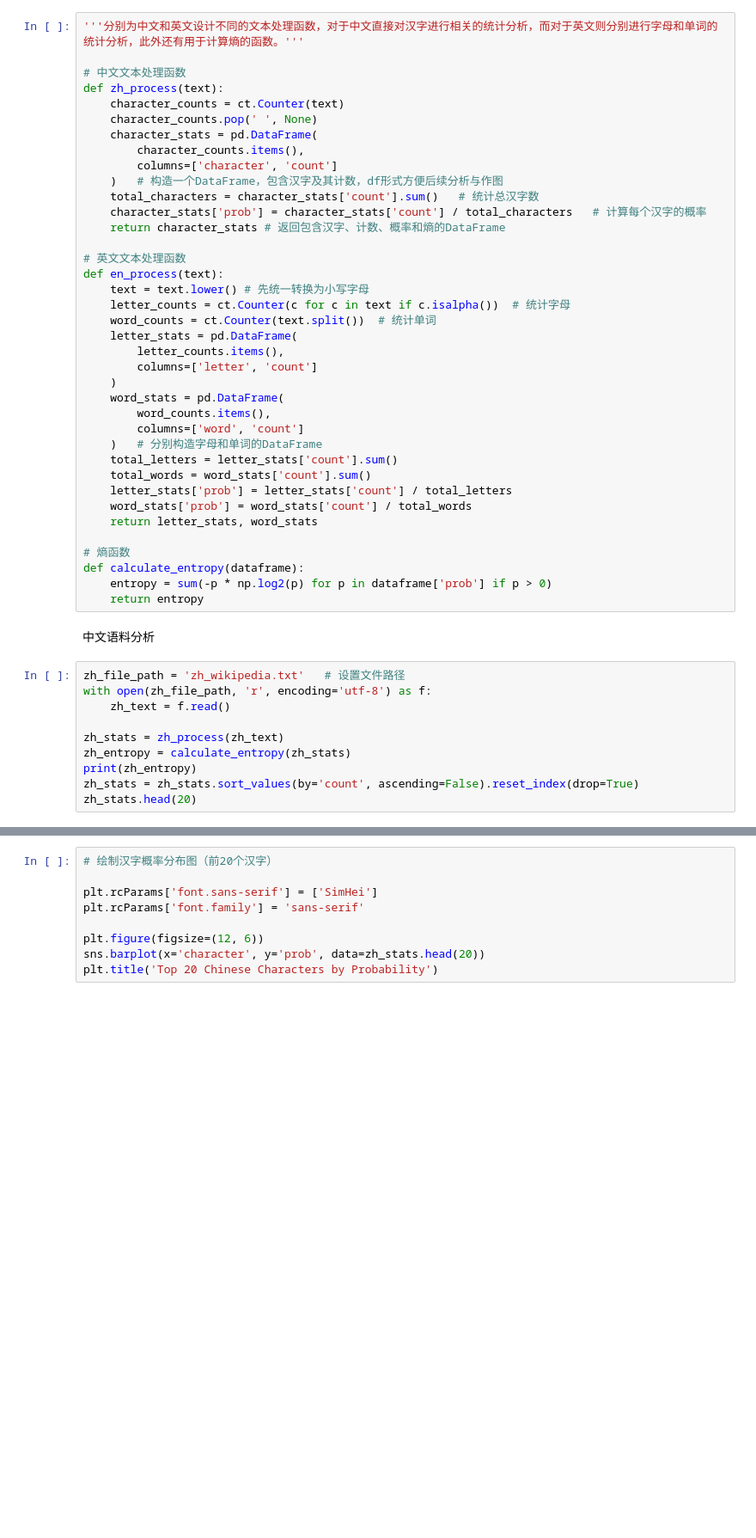
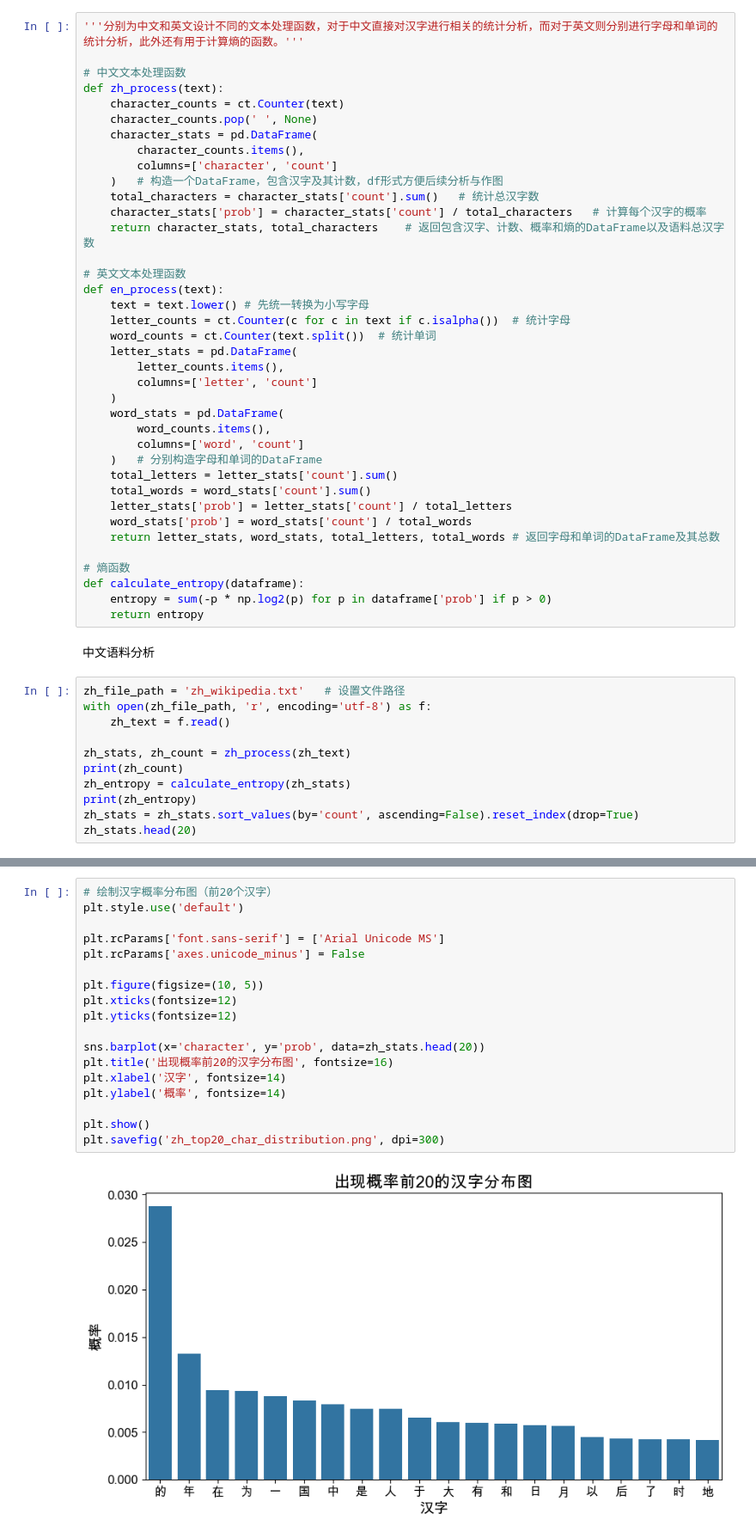
Before and after one commit to ohemarla/NLP_project_2025fall, a Jupyter notebook: HW1/StatisticAnalysis.ipynb, the cells around one changed output, grey strips where cells are left out. Shown: that part at 86% size. Cells and saved outputs as stored; diff of their text form; blank space fills up the shorter version.

Commit message:
Update analysis results and add plots in HW1

```diff
--- a/HW1/StatisticAnalysis.ipynb
+++ b/HW1/StatisticAnalysis.ipynb
@@ -20,7 +21,7 @@ def zh_process(text):
     )   # 构造一个DataFrame，包含汉字及其计数，df形式方便后续分析与作图
     total_characters = character_stats['count'].sum()   # 统计总汉字数
     character_stats['prob'] = character_stats['count'] / total_characters   # 计算每个汉字的概率
-    return character_stats # 返回包含汉字、计数、概率和熵的DataFrame
+    return character_stats, total_characters    # 返回包含汉字、计数、概率和熵的DataFrame以及语料总汉字数
 
 # 英文文本处理函数
 def en_process(text):
@@ -39,7 +40,7 @@ def en_process(text):
     total_words = word_stats['count'].sum()
     letter_stats['prob'] = letter_stats['count'] / total_letters
     word_stats['prob'] = word_stats['count'] / total_words
-    return letter_stats, word_stats
+    return letter_stats, word_stats, total_letters, total_words # 返回字母和单词的DataFrame及其总数
 
 # 熵函数
 def calculate_entropy(dataframe):
@@ -52,7 +53,8 @@ zh_file_path = 'zh_wikipedia.txt'   # 设置文件路径
 with open(zh_file_path, 'r', encoding='utf-8') as f:
     zh_text = f.read()
 
-zh_stats = zh_process(zh_text)
+zh_stats, zh_count = zh_process(zh_text)
+print(zh_count)
 zh_entropy = calculate_entropy(zh_stats)
 print(zh_entropy)
 zh_stats = zh_stats.sort_values(by='count', ascending=False).reset_index(drop=True)
@@ -60,9 +82,20 @@ zh_stats.head(20)
 # %%
 # 绘制汉字概率分布图（前20个汉字）
+plt.style.use('default')
 
-plt.rcParams['font.sans-serif'] = ['SimHei']
-plt.rcParams['font.family'] = 'sans-serif'
+plt.rcParams['font.sans-serif'] = ['Arial Unicode MS']
+plt.rcParams['axes.unicode_minus'] = False
 
-plt.figure(figsize=(12, 6))
+plt.figure(figsize=(10, 5))
+plt.xticks(fontsize=12)
+plt.yticks(fontsize=12)
+
 sns.barplot(x='character', y='prob', data=zh_stats.head(20))
-plt.title('Top 20 Chinese Characters by Probability')
+plt.title('出现概率前20的汉字分布图', fontsize=16)
+plt.xlabel('汉字', fontsize=14)
+plt.ylabel('概率', fontsize=14)
+
+plt.show()
+plt.savefig('zh_top20_char_distribution.png', dpi=300)
+# %% [output]
+[figure, added]
```
Also changed, not shown: parts of 27 cells of this notebook, 13 other files.
